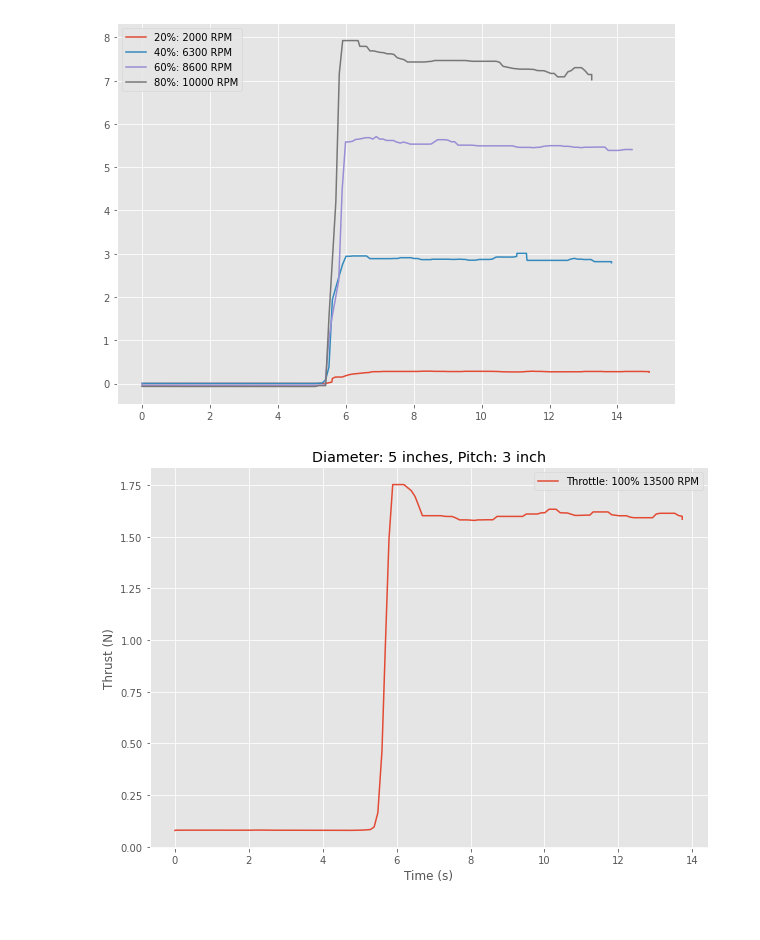
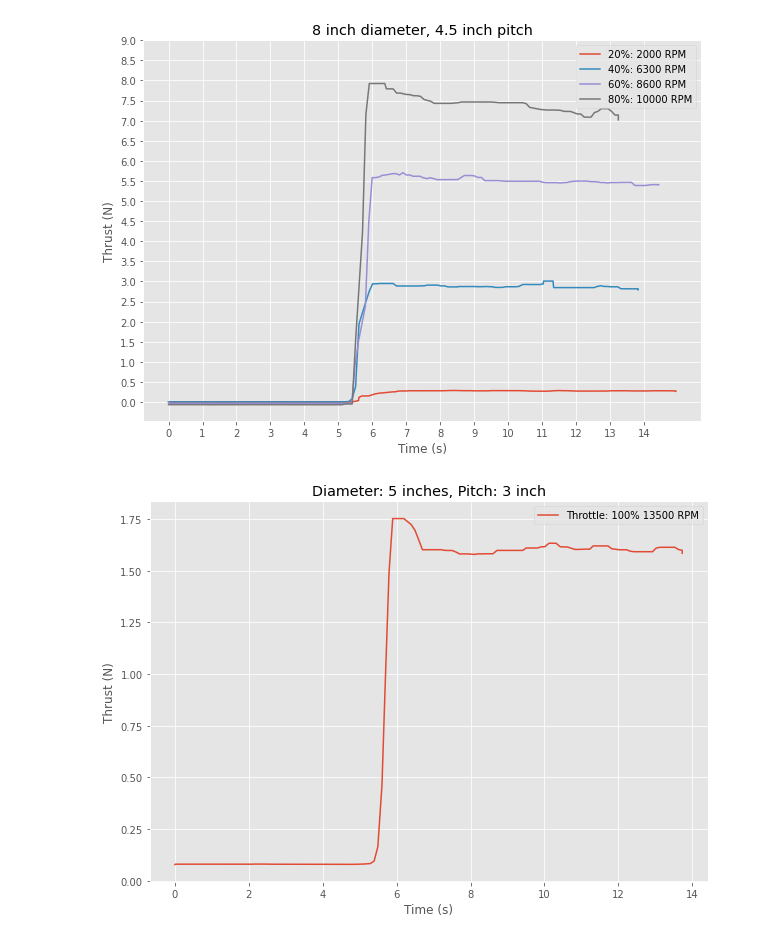
Before and after one commit to nmarks99/aero-capstone, a Jupyter notebook: thrust_test/nice_plots.ipynb, the cells around one changed output. Saved outputs shown, nothing was run; the diff lists cells and outputs as text; code cells hidden in the pictures.

```diff
--- a/thrust_test/nice_plots.ipynb
+++ b/thrust_test/nice_plots.ipynb
@@ -41,22 +43,26 @@ plt.show()
 # %%
 paths_8045 = ["data/20percent_8045.txt","data/40percent_8045.txt","data/60percent_8045.txt","data/80percent_8045_2.txt"]
 
 force_5x5 = []
 time_5x5 = []
 for i in paths_8045:
     temp_force,temp_time = get_data(i)
     force_5x5.append(temp_force)
     time_5x5.append(temp_time)
 
 plt.style.use('ggplot')
 labs = ["20%: 2000 RPM","40%: 6300 RPM", "60%: 8600 RPM", "80%: 10000 RPM"]
 fig, ax = plt.subplots(figsize=(10,7))
 for i in range(len(force_5x5)):
     ax.plot(time_5x5[i],force_5x5[i],label=labs[i])
     ax.legend()
+
+ax.set(title="8 inch diameter, 4.5 inch pitch",xlabel="Time (s)",ylabel="Thrust (N)")
+plt.yticks(np.arange(0, 9.2, 0.5))
+plt.xticks(np.arange(0, 15.0, 1))
 plt.show()
 # %% [output]
-[figure, old version]
+[figure, new version]
 # %%
 paths_8045 = ["data/fraternities_are_cool.txt"]
 
```
Also changed, not shown: parts of 1 cell of this notebook.
